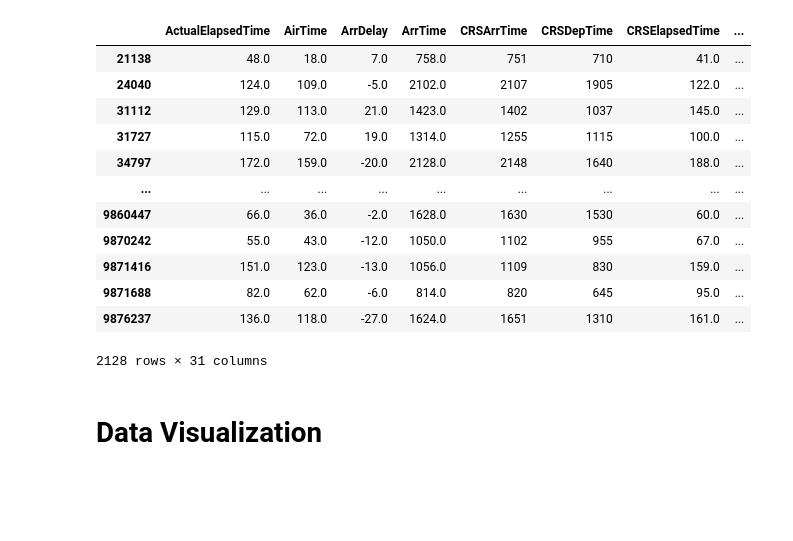
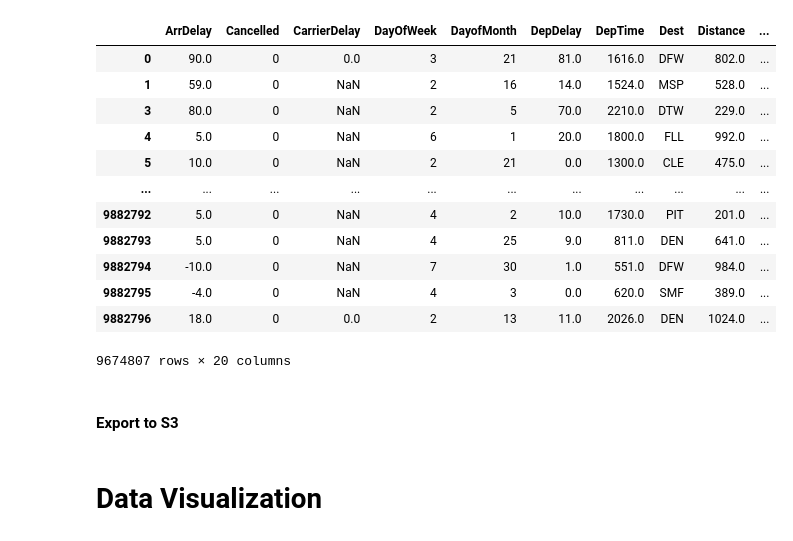
Before and after one commit to L1uM4rt1n/BDA-Project, a Jupyter notebook: eda/kango_eda/BDA_Airlines_EDA.ipynb, the cells around one changed output. Saved outputs shown, nothing was run; the diff lists cells and outputs as text; code cells hidden in the pictures; blank space fills up the shorter version.

```diff
--- a/eda/kango_eda/BDA_Airlines_EDA.ipynb
+++ b/eda/kango_eda/BDA_Airlines_EDA.ipynb
@@ -3,8 +24,18 @@
 # %%
+# import python libraries
+
 import pandas as pd
 import numpy as np
 import matplotlib.pyplot as plt
 
-df = pd.read_csv('./datasets/airline.csv')
+# for local
+df = pd.read_csv('./datasets/airline.csv', encoding = "ISO-8859-1")
 holiday = pd.read_csv('./datasets/dim_date_proposed.csv')
+
+# # for running on AWS Glue
+# airline_dyf = glueContext.create_dynamic_frame.from_catalog(database='facts_database', table_name='airline.csv')
+# df = airline_dyf.toDF()
+
+# holiday_dyf = glueContext.create_dynamic_frame.from_catalog(database='facts_database', table_name='dim_date_proposed_csv')
+# # holiday = holiday_dyf.toDF()
 # %% [markdown]
@@ -58,10 +82,11 @@ df1["is_holiday"] = df1["full_date"].isin(holiday_cleaned["day_dt"])
 df1 = df1[(df1['ArrTime'] <= 2400)]
 df1 = df1[(df1['DepTime'] <= 2400)]
 
+df1.head(5)
 
+df2 = df1.drop(columns=["ActualElapsedTime", "AirTime", "ArrTime", "CRSArrTime", "CRSDepTime", "CRSElapsedTime", "CancellationCode", "FlightNum", "TailNum","TaxiIn", "TaxiOut","UniqueCarrier"])
 
-df1
-
-
-#martin removed cancelled flights (only begins in 2003, 1.63 %, )
+# one more column for number of flights in that day
+df2
+df2["NumFlightsToday"] = df2.groupby(["full_date"])["full_date"].transform('count')
 # %% [output]
@@ -81,23 +94,16 @@ df1
-# %%
-pd.to_datetime("2006-06-21", format = "%Y/%m/%d", dayfirst=True)
-
-df2 = df1
-
-start_date = '1999-12-25 00:00:00.000000000'
-end_date = '1999-12-26 00:00:00.000000000'
-
-df2[df2["full_date"].between(start_date,end_date)]
-# %% [output]
-|  | ActualElapsedTime | AirTime | ArrDelay | ArrTime | CRSArrTime | CRSDepTime | CRSElapsedTime | ... |
-| 21138 | 48.0 | 18.0 | 7.0 | 758.0 | 751 | 710 | 41.0 | ... |
-| 24040 | 124.0 | 109.0 | -5.0 | 2102.0 | 2107 | 1905 | 122.0 | ... |
-| 31112 | 129.0 | 113.0 | 21.0 | 1423.0 | 1402 | 1037 | 145.0 | ... |
-| 31727 | 115.0 | 72.0 | 19.0 | 1314.0 | 1255 | 1115 | 100.0 | ... |
-| 34797 | 172.0 | 159.0 | -20.0 | 2128.0 | 2148 | 1640 | 188.0 | ... |
-| ... | ... | ... | ... | ... | ... | ... | ... | ... |
-| 9860447 | 66.0 | 36.0 | -2.0 | 1628.0 | 1630 | 1530 | 60.0 | ... |
-| 9870242 | 55.0 | 43.0 | -12.0 | 1050.0 | 1102 | 955 | 67.0 | ... |
-| 9871416 | 151.0 | 123.0 | -13.0 | 1056.0 | 1109 | 830 | 159.0 | ... |
-| 9871688 | 82.0 | 62.0 | -6.0 | 814.0 | 820 | 645 | 95.0 | ... |
-| 9876237 | 136.0 | 118.0 | -27.0 | 1624.0 | 1651 | 1310 | 161.0 | ... |
-2128 rows × 31 columns
+# %%
+df2
+# %% [output]
+|  | ArrDelay | Cancelled | CarrierDelay | DayOfWeek | DayofMonth | DepDelay | DepTime | Dest | Distance | ... |
+| 0 | 90.0 | 0 | 0.0 | 3 | 21 | 81.0 | 1616.0 | DFW | 802.0 | ... |
+| 1 | 59.0 | 0 | NaN | 2 | 16 | 14.0 | 1524.0 | MSP | 528.0 | ... |
+| 3 | 80.0 | 0 | NaN | 2 | 5 | 70.0 | 2210.0 | DTW | 229.0 | ... |
+| 4 | 5.0 | 0 | NaN | 6 | 1 | 20.0 | 1800.0 | FLL | 992.0 | ... |
+| 5 | 10.0 | 0 | NaN | 2 | 21 | 0.0 | 1300.0 | CLE | 475.0 | ... |
+| ... | ... | ... | ... | ... | ... | ... | ... | ... | ... | ... |
+| 9882792 | 5.0 | 0 | NaN | 4 | 2 | 10.0 | 1730.0 | PIT | 201.0 | ... |
+| 9882793 | 5.0 | 0 | NaN | 4 | 25 | 9.0 | 811.0 | DEN | 641.0 | ... |
+| 9882794 | -10.0 | 0 | NaN | 7 | 30 | 1.0 | 551.0 | DFW | 984.0 | ... |
+| 9882795 | -4.0 | 0 | NaN | 4 | 3 | 0.0 | 620.0 | SMF | 389.0 | ... |
+| 9882796 | 18.0 | 0 | 0.0 | 2 | 13 | 11.0 | 2026.0 | DEN | 1024.0 | ... |
+9674807 rows × 20 columns
@@ -103,0 +113,2 @@ df2[df2["full_date"].between(start_date,end_date)]
+# %% [markdown]
+#### **Export to S3**
```
Also changed, not shown: parts of 13 cells of this notebook.
